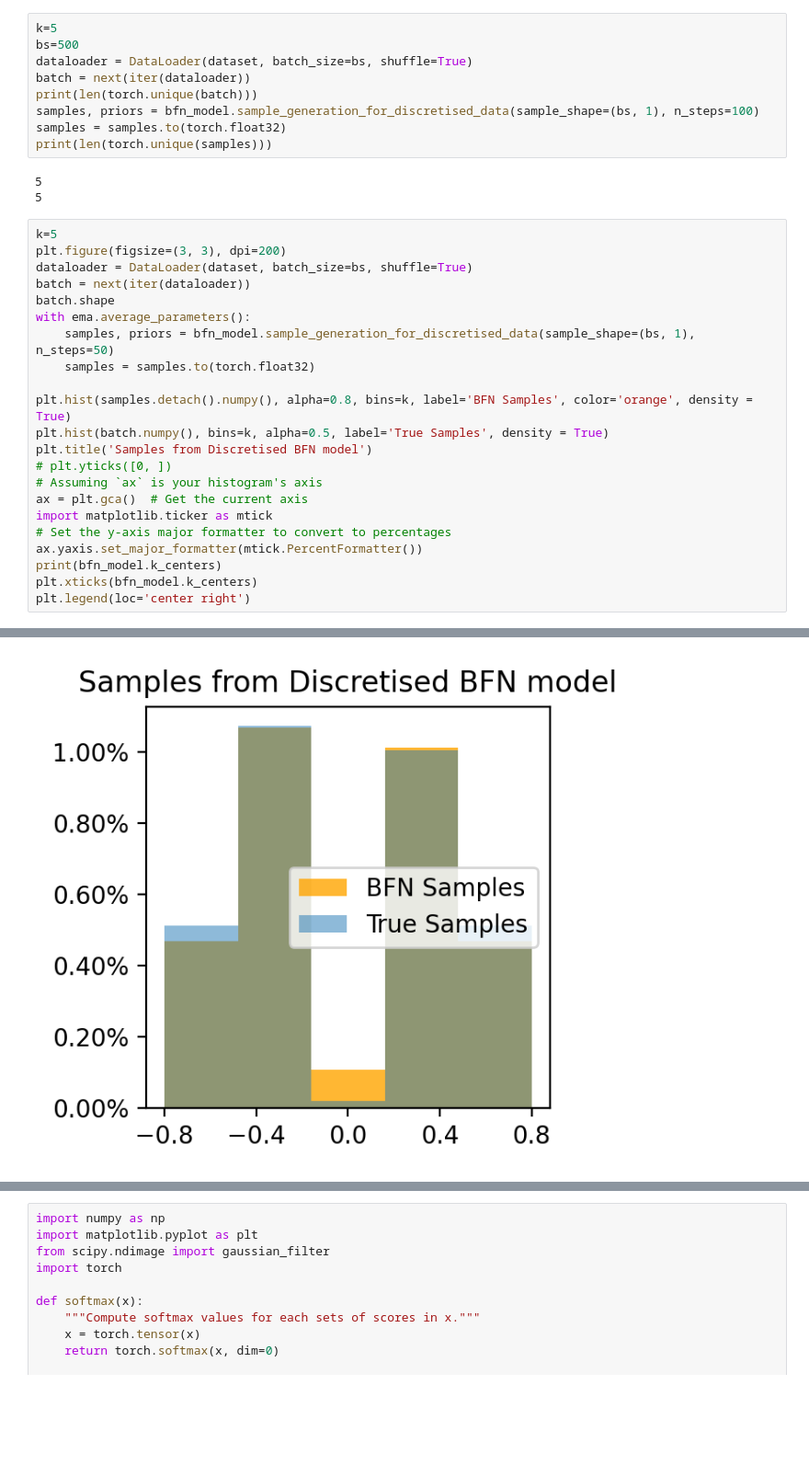
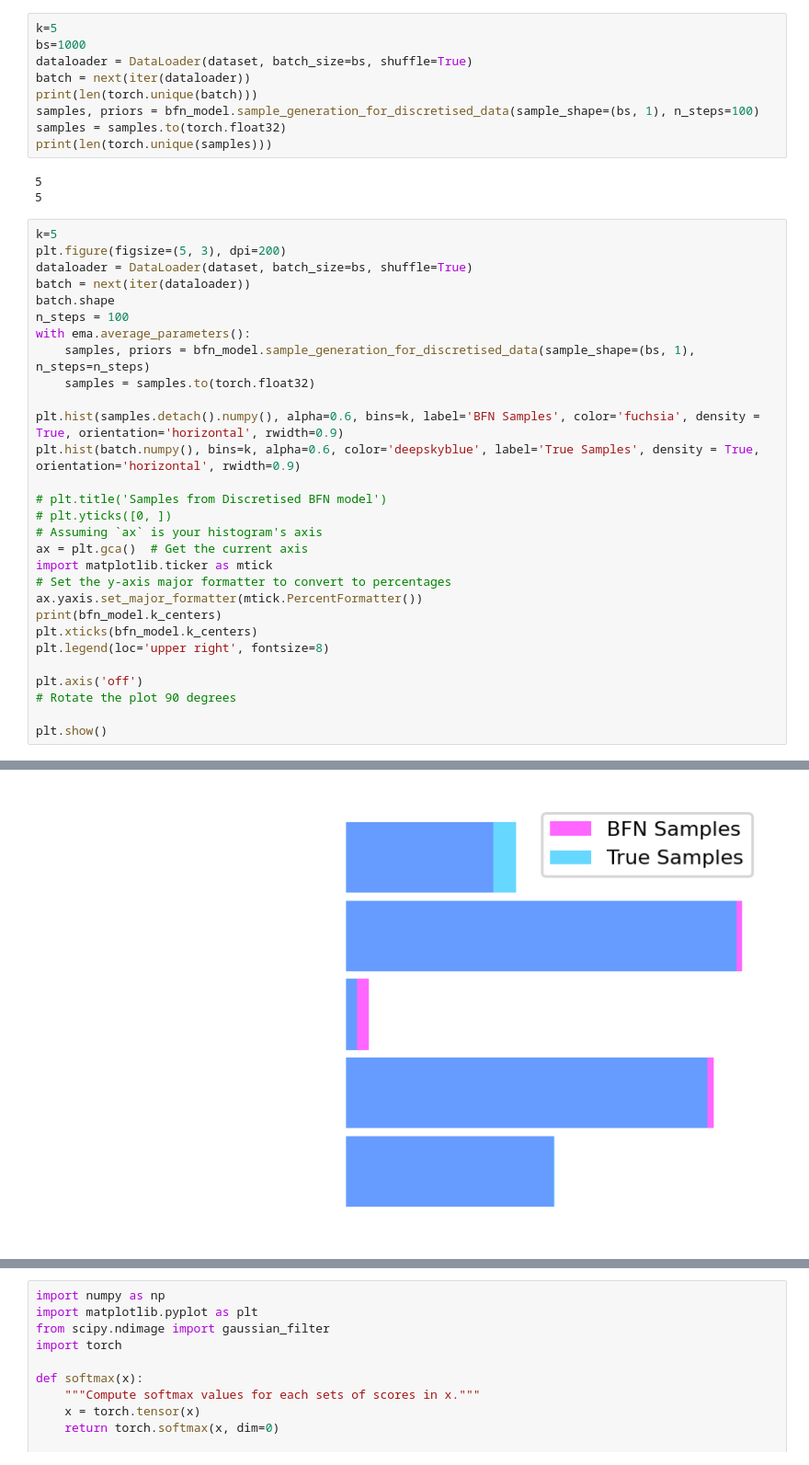
Before and after one commit to rupertmenneer/bayesian_flow, a Jupyter notebook: discretised/training_discretised.ipynb, the cells around one changed output, grey strips where cells are left out. Shown at 92% size. Saved outputs shown, nothing was run; the diff lists cells and outputs as text; blank space fills up the shorter version.

```diff
--- a/discretised/training_discretised.ipynb
+++ b/discretised/training_discretised.ipynb
@@ -88,7 +88,7 @@ plt.title('Training loss')
 torch.randint(1, 25, (32, 1))
 # %%
 k=5
-bs=500
+bs=1000
 dataloader = DataLoader(dataset, batch_size=bs, shuffle=True)
 batch = next(iter(dataloader))
 print(len(torch.unique(batch)))
@@ -100,17 +100,19 @@ print(len(torch.unique(samples)))
 5
 # %%
 k=5
-plt.figure(figsize=(3, 3), dpi=200)
+plt.figure(figsize=(5, 3), dpi=200)
 dataloader = DataLoader(dataset, batch_size=bs, shuffle=True)
 batch = next(iter(dataloader))
 batch.shape
+n_steps = 100
 with ema.average_parameters():
-    samples, priors = bfn_model.sample_generation_for_discretised_data(sample_shape=(bs, 1), n_steps=50)
+    samples, priors = bfn_model.sample_generation_for_discretised_data(sample_shape=(bs, 1), n_steps=n_steps)
     samples = samples.to(torch.float32)
 
-plt.hist(samples.detach().numpy(), alpha=0.8, bins=k, label='BFN Samples', color='orange', density = True)
-plt.hist(batch.numpy(), bins=k, alpha=0.5, label='True Samples', density = True)
-plt.title('Samples from Discretised BFN model')
+plt.hist(samples.detach().numpy(), alpha=0.6, bins=k, label='BFN Samples', color='fuchsia', density = True, orientation='horizontal', rwidth=0.9)
+plt.hist(batch.numpy(), bins=k, alpha=0.6, color='deepskyblue', label='True Samples', density = True, orientation='horizontal', rwidth=0.9)
+
+# plt.title('Samples from Discretised BFN model')
 # plt.yticks([0, ])
 # Assuming `ax` is your histogram's axis
 ax = plt.gca()  # Get the current axis
@@ -119,6 +121,11 @@ import matplotlib.ticker as mtick
 ax.yaxis.set_major_formatter(mtick.PercentFormatter())
 print(bfn_model.k_centers)
 plt.xticks(bfn_model.k_centers)
-plt.legend(loc='center right')
+plt.legend(loc='upper right', fontsize=8)
+
+plt.axis('off')
+# Rotate the plot 90 degrees
+
+plt.show()
 # %% [output]
 tensor([-0.80000, -0.40000,  0.00000,  0.40000,  0.80000])
@@ -126,2 +132,2 @@ tensor([-0.80000, -0.40000,  0.00000,  0.40000,  0.80000])
-[figure, old version]
+[figure, new version]
 # %%
```
Also changed, not shown: parts of 8 cells of this notebook, 1 other file.
